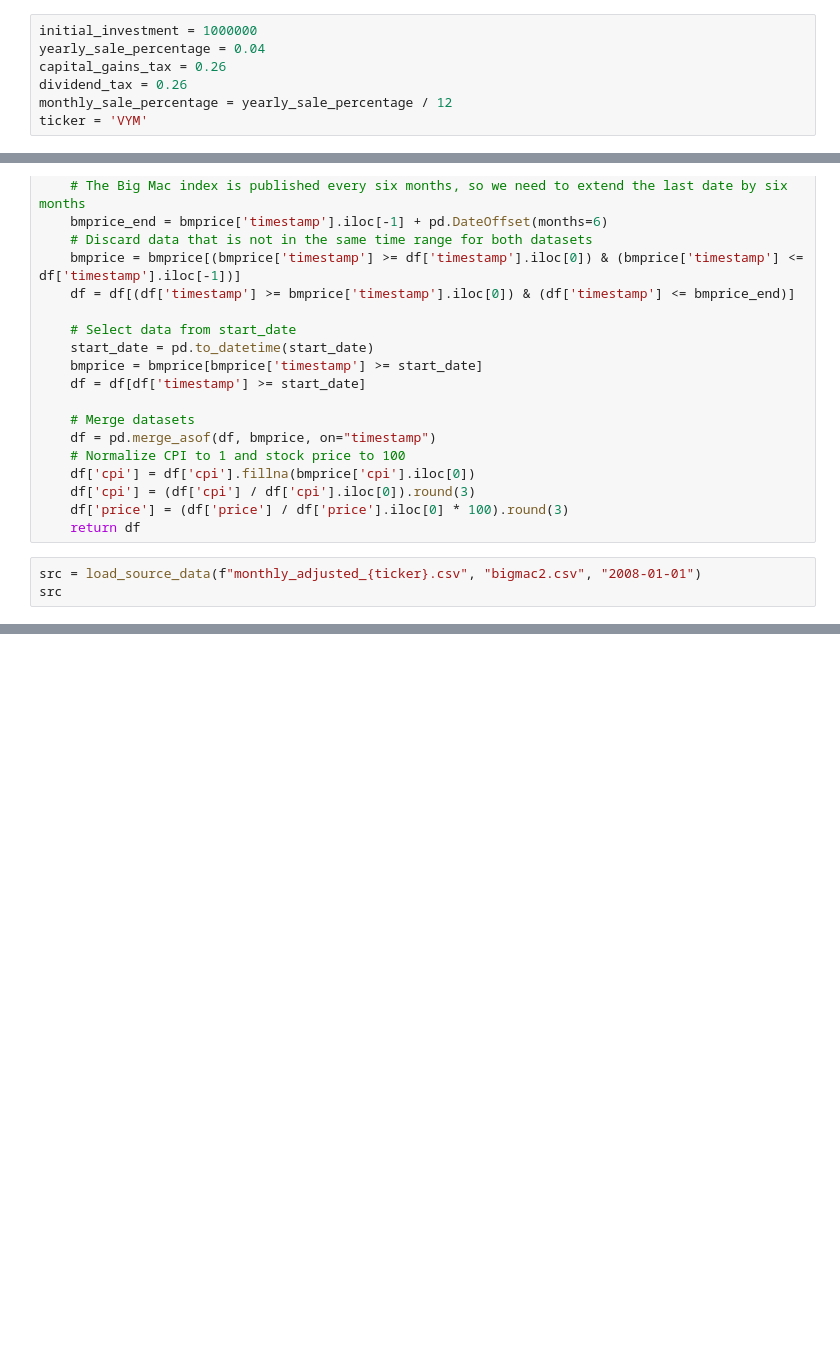
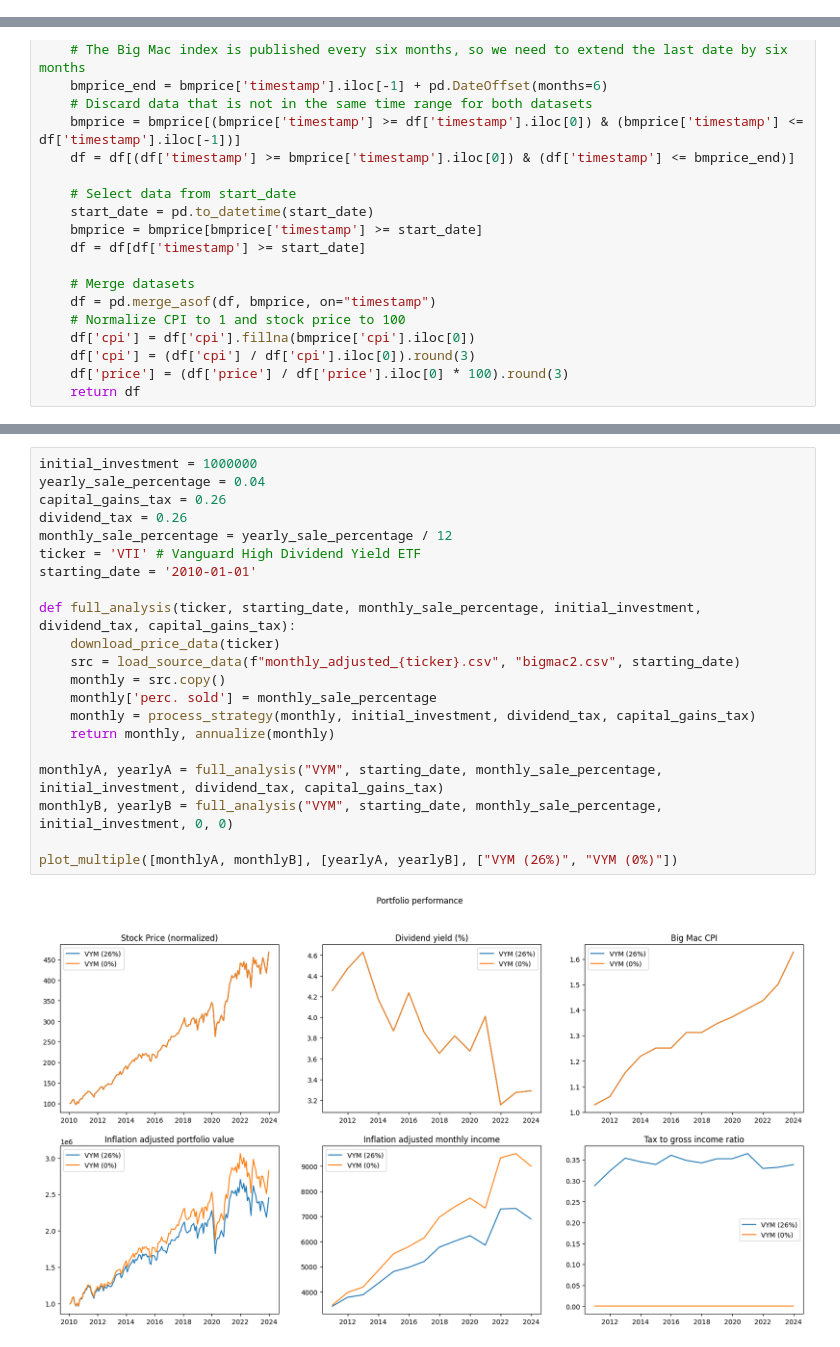
Before and after one commit to reasv/capsim, a Jupyter notebook: sim_iter.ipynb, the cells around one changed output, grey strips where cells are left out. Drawn from its saved outputs; the diff is of its cells as text; blank space fills up the shorter version.

```diff
--- a/sim_iter.ipynb
+++ b/sim_iter.ipynb
@@ -1,10 +1,3 @@
-# %%
-initial_investment = 1000000
-yearly_sale_percentage = 0.04
-capital_gains_tax = 0.26
-dividend_tax = 0.26
-monthly_sale_percentage = yearly_sale_percentage / 12
-ticker = 'VYM'
 # %%
 import os
 import requests as req
@@ -67,7 +61,4 @@ def load_source_data(prices_file, bigmac_file, start_date):
     df['cpi'] = (df['cpi'] / df['cpi'].iloc[0]).round(3)
     df['price'] = (df['price'] / df['price'].iloc[0] * 100).round(3)
     return df
-# %%
-src = load_source_data(f"monthly_adjusted_{ticker}.csv", "bigmac2.csv", "2008-01-01")
-src
 # %%
@@ -208,0 +223,23 @@ axs[1, 2].set_title('Tax to gross income ratio')
+# %%
+initial_investment = 1000000
+yearly_sale_percentage = 0.04
+capital_gains_tax = 0.26
+dividend_tax = 0.26
+monthly_sale_percentage = yearly_sale_percentage / 12
+ticker = 'VTI' # Vanguard High Dividend Yield ETF
+starting_date = '2010-01-01'
+
+def full_analysis(ticker, starting_date, monthly_sale_percentage, initial_investment, dividend_tax, capital_gains_tax):
+    download_price_data(ticker)
+    src = load_source_data(f"monthly_adjusted_{ticker}.csv", "bigmac2.csv", starting_date)
+    monthly = src.copy()
+    monthly['perc. sold'] = monthly_sale_percentage
+    monthly = process_strategy(monthly, initial_investment, dividend_tax, capital_gains_tax)
+    return monthly, annualize(monthly)
+
+monthlyA, yearlyA = full_analysis("VYM", starting_date, monthly_sale_percentage, initial_investment, dividend_tax, capital_gains_tax)
+monthlyB, yearlyB = full_analysis("VYM", starting_date, monthly_sale_percentage, initial_investment, 0, 0)
+
+plot_multiple([monthlyA, monthlyB], [yearlyA, yearlyB], ["VYM (26%)", "VYM (0%)"])
+# %% [output]
+[figure, added]
```
Also changed, not shown: parts of 6 cells of this notebook.
